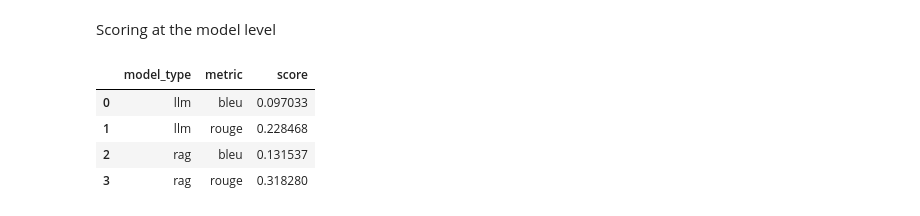
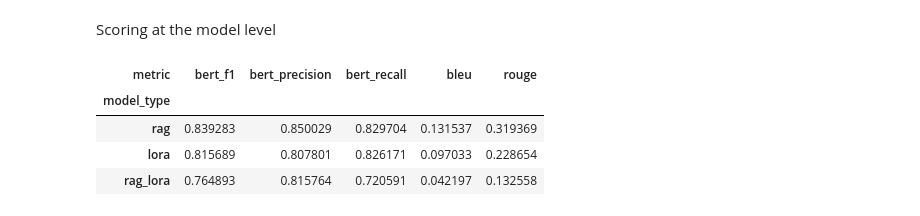
Before and after one commit to samswain2/LLM-Product-Assistant, a Jupyter notebook: scoring/score.ipynb, the cells around one changed output. Drawn from its saved outputs; the diff is of its cells as text; code cells hidden in the pictures.

```diff
--- a/scoring/score.ipynb
+++ b/scoring/score.ipynb
@@ -91,9 +91,9 @@ score_with_rouge(predictions, references) # should be 1.0
 # %% [output]
 1.0
 # %%
-predictions = "hello there"
-references = "hello there"
-score_with_rouge(predictions, references) # should be 1.0
+# predictions = "hello there"
+# references = "hello there"
+# score_with_rouge(predictions, references) # should be 1.0
 # %% [output]
 1.0
 # %% [markdown]
@@ -123,9 +123,9 @@ def score_with_bert(predictions: Union[str, List[str]], references: Union[str, L
     results = {key: value for key, value in data.items() if key != 'hashcode'}
     return results['precision'], results['recall'], results['f1']
 # %%
-predictions = ["hello there", "general kenobi"]
-references = ["hello there", "general kenobi"]
-score_with_bert(predictions, references) # should be 3 lists with 1.0
+# predictions = ["hello there", "general kenobi"]
+# references = ["hello there", "general kenobi"]
+# score_with_bert(predictions, references) # should be 3 lists with 1.0
 # %% [output]
 ([1.0, 1.0], [1.0, 1.0], [1.0, 1.0])
 # %% [markdown]
@@ -211,21 +215,39 @@ references = df['answer'].tolist()
 references_for_bleu = [[r] for r in references]
 
 for mt in model_types:
+
     predictions = df[f'{mt}_answer'].tolist()
+
+    # BLUE and ROUGE scores
     bleu_score = score_with_bleu(predictions, references_for_bleu)
     rouge_score = score_with_rouge(predictions, references)
+
+    # BERT scores
+    bert_precision_column = f'{mt}_bert_precision'
+    bert_precision = df[bert_precision_column].mean()
+    bert_recall_column = f'{mt}_bert_recall'
+    bert_recall = df[bert_recall_column].mean()
+    bert_f1_column = f'{mt}_bert_f1'
+    bert_f1 = df[bert_f1_column].mean()
 
     # Append rows to the list as dictionaries
     score_list.append({'model_type': mt, 'metric': 'bleu', 'score': bleu_score})
     score_list.append({'model_type': mt, 'metric': 'rouge', 'score': rouge_score})
+    score_list.append({'model_type': mt, 'metric': 'bert_precision', 'score': bert_precision})
+    score_list.append({'model_type': mt, 'metric': 'bert_recall', 'score': bert_recall})
+    score_list.append({'model_type': mt, 'metric': 'bert_f1', 'score': bert_f1})
 
 # Convert the list of dictionaries into a DataFrame
 score_df = pd.DataFrame(score_list)
-# %%
-score_df.head()
-# %% [output]
-|  | model_type | metric | score |
-| 0 | llm | bleu | 0.097033 |
-| 1 | llm | rouge | 0.228468 |
-| 2 | rag | bleu | 0.131537 |
-| 3 | rag | rouge | 0.318280 |
+# %%
+# sort model type by: rag, lora, rag_lora
+score_df = score_df.pivot(index='model_type', columns='metric', values='score')
+score_df.index = score_df.index.map({'llm': 'lora', 'llm_rag': 'rag_lora', 'rag': 'rag'})
+score_df = score_df.reindex(['rag', 'lora', 'rag_lora'])
+score_df
+# %% [output]
+| metric | bert_f1 | bert_precision | bert_recall | bleu | rouge |
+| model_type |  |  |  |  |  |
+| rag | 0.839283 | 0.850029 | 0.829704 | 0.131537 | 0.319369 |
+| lora | 0.815689 | 0.807801 | 0.826171 | 0.097033 | 0.228654 |
+| rag_lora | 0.764893 | 0.815764 | 0.720591 | 0.042197 | 0.132558 |
```
Also changed, not shown: parts of 10 cells of this notebook, 3 other files.
